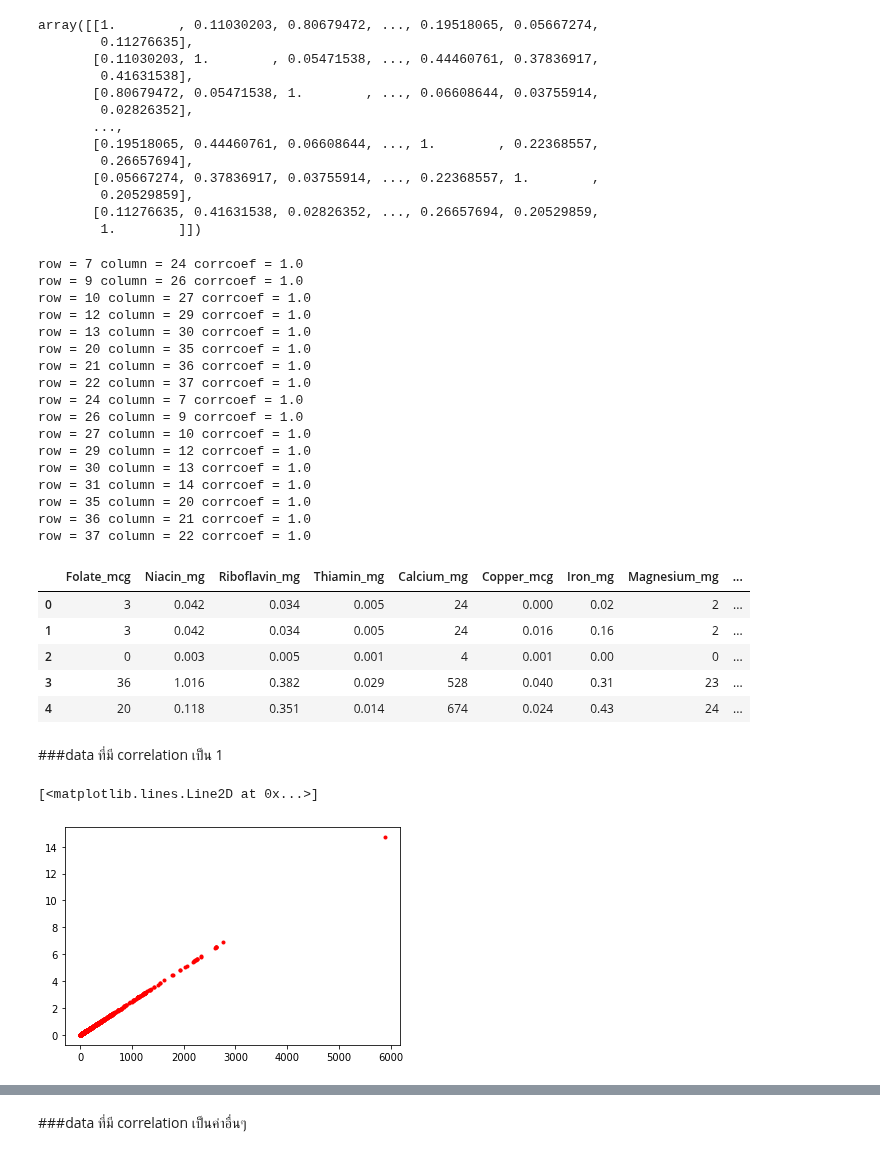
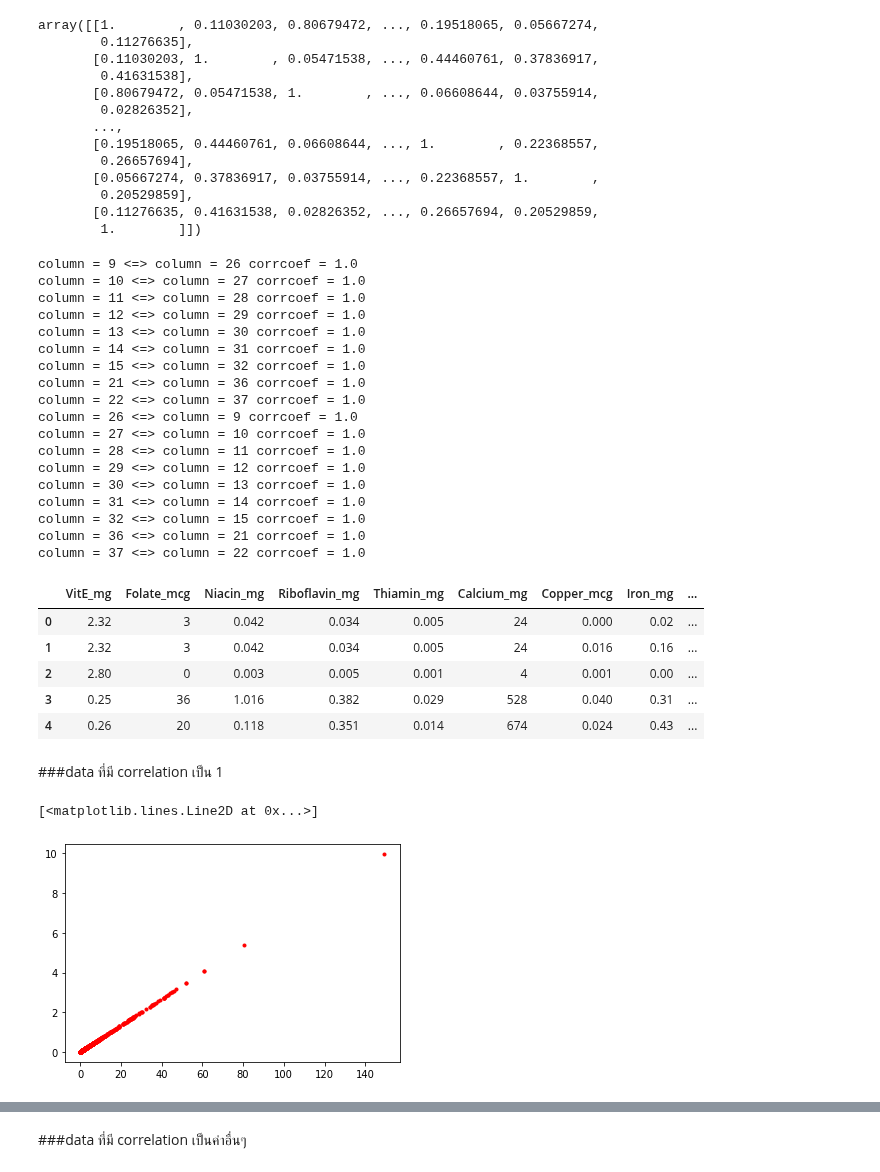
Before and after one commit to Kanyarat-S/multivariate, a Jupyter notebook: Chapter3_PCA.ipynb, the cells around one changed output, grey strips where cells are left out. Drawn from its saved outputs; the diff is of its cells as text; code cells hidden in the pictures.

```diff
--- a/Chapter3_PCA.ipynb
+++ b/Chapter3_PCA.ipynb
@@ -429,7 +429,7 @@ plt.plot(new_pca[100:,0],new_pca[100:,1],'oy')
 # %%
 import pandas as pd
 # %%
-data = pd.read_csv('/content/nndb_flatt.txt')
+data = pd.read_csv('/content/nndb_flat.csv')
 data.head(10)
 # %% [output]
 |  | ID | FoodGroup | ShortDescrip | Descrip | CommonName | MfgName | ScientificName | Energy_kcal | ... |
@@ -516,40 +516,41 @@ array([[1.        , 0.11030203, 0.80679472, ..., 0.19518065, 0.05667274,
 for i in range(corr.shape[0]):
     for j in range(corr.shape[1]):
         if (i !=j) and (corr[i,j] == 1.):
-            print(f'row = {i} column = {j} corrcoef = {corr[i,j]}')
+            print(f'column = {i} <=> column = {j} corrcoef = {corr[i,j]}')
 # %% [output]
-row = 7 column = 24 corrcoef = 1.0
-row = 9 column = 26 corrcoef = 1.0
-row = 10 column = 27 corrcoef = 1.0
-row = 12 column = 29 corrcoef = 1.0
-row = 13 column = 30 corrcoef = 1.0
-row = 20 column = 35 corrcoef = 1.0
-row = 21 column = 36 corrcoef = 1.0
-row = 22 column = 37 corrcoef = 1.0
-row = 24 column = 7 corrcoef = 1.0
-row = 26 column = 9 corrcoef = 1.0
-row = 27 column = 10 corrcoef = 1.0
-row = 29 column = 12 corrcoef = 1.0
-row = 30 column = 13 corrcoef = 1.0
-row = 31 column = 14 corrcoef = 1.0
-row = 35 column = 20 corrcoef = 1.0
-row = 36 column = 21 corrcoef = 1.0
-row = 37 column = 22 corrcoef = 1.0
+column = 9 <=> column = 26 corrcoef = 1.0
+column = 10 <=> column = 27 corrcoef = 1.0
+column = 11 <=> column = 28 corrcoef = 1.0
+column = 12 <=> column = 29 corrcoef = 1.0
+column = 13 <=> column = 30 corrcoef = 1.0
+column = 14 <=> column = 31 corrcoef = 1.0
+column = 15 <=> column = 32 corrcoef = 1.0
+column = 21 <=> column = 36 corrcoef = 1.0
+column = 22 <=> column = 37 corrcoef = 1.0
+column = 26 <=> column = 9 corrcoef = 1.0
+column = 27 <=> column = 10 corrcoef = 1.0
+column = 28 <=> column = 11 corrcoef = 1.0
+column = 29 <=> column = 12 corrcoef = 1.0
+column = 30 <=> column = 13 corrcoef = 1.0
+column = 31 <=> column = 14 corrcoef = 1.0
+column = 32 <=> column = 15 corrcoef = 1.0
+column = 36 <=> column = 21 corrcoef = 1.0
+column = 37 <=> column = 22 corrcoef = 1.0
 # %%
-newdata.iloc[:5,11:29]
+newdata.iloc[:5,10:30]
 # %% [output]
-|  | Folate_mcg | Niacin_mg | Riboflavin_mg | Thiamin_mg | Calcium_mg | Copper_mcg | Iron_mg | Magnesium_mg | ... |
-| 0 | 3 | 0.042 | 0.034 | 0.005 | 24 | 0.000 | 0.02 | 2 | ... |
-| 1 | 3 | 0.042 | 0.034 | 0.005 | 24 | 0.016 | 0.16 | 2 | ... |
-| 2 | 0 | 0.003 | 0.005 | 0.001 | 4 | 0.001 | 0.00 | 0 | ... |
-| 3 | 36 | 1.016 | 0.382 | 0.029 | 528 | 0.040 | 0.31 | 23 | ... |
-| 4 | 20 | 0.118 | 0.351 | 0.014 | 674 | 0.024 | 0.43 | 24 | ... |
+|  | VitE_mg | Folate_mcg | Niacin_mg | Riboflavin_mg | Thiamin_mg | Calcium_mg | Copper_mcg | Iron_mg | ... |
+| 0 | 2.32 | 3 | 0.042 | 0.034 | 0.005 | 24 | 0.000 | 0.02 | ... |
+| 1 | 2.32 | 3 | 0.042 | 0.034 | 0.005 | 24 | 0.016 | 0.16 | ... |
+| 2 | 2.80 | 0 | 0.003 | 0.005 | 0.001 | 4 | 0.001 | 0.00 | ... |
+| 3 | 0.25 | 36 | 1.016 | 0.382 | 0.029 | 528 | 0.040 | 0.31 | ... |
+| 4 | 0.26 | 20 | 0.118 | 0.351 | 0.014 | 674 | 0.024 | 0.43 | ... |
 # %%
 from matplotlib import pyplot as plt
 # %% [markdown]
 ###data ที่มี correlation เป็น 1
 # %%
-plt.plot(newdata.iloc[:,11],newdata.iloc[:,28],'r.')
+plt.plot(newdata.iloc[:,10],newdata.iloc[:,27],'r.')
 # %% [output]
 [<matplotlib.lines.Line2D at 0x...>]
-[figure, old version]
+[figure, new version]
```
Also changed, not shown: parts of 8 cells of this notebook.
